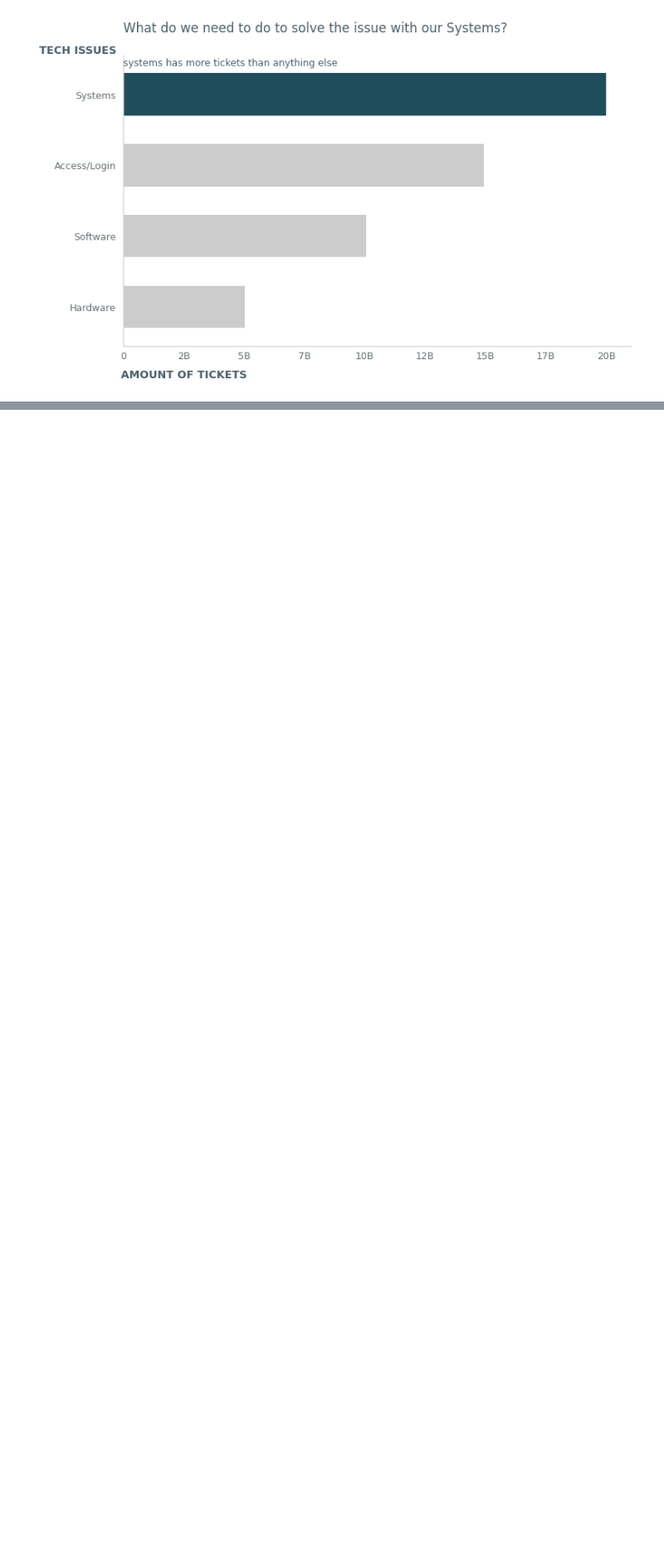
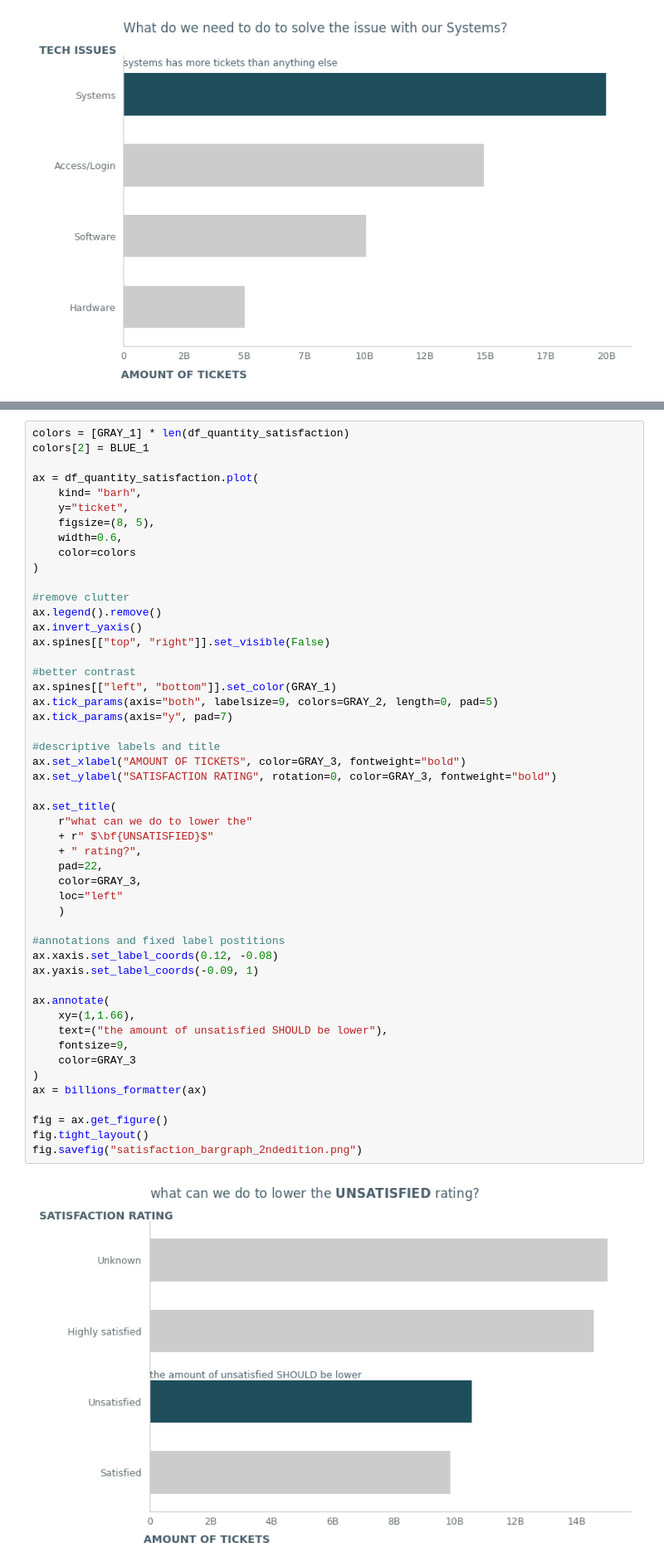
Before and after one commit to HelloThisDog/datavisualization_totally_a_group_project, a Jupyter notebook: storytelling.ipynb, the cells around one changed output, grey strips where cells are left out. Shown at 83% size. Drawn from its saved outputs; the diff is of its cells as text; blank space fills up the shorter version.

```diff
--- a/storytelling.ipynb
+++ b/storytelling.ipynb
@@ -100,0 +134,52 @@ fig.savefig("filedagainst_bargraph_3rdedition.png", dpi=250)
+# %%
+colors = [GRAY_1] * len(df_quantity_satisfaction)
+colors[2] = BLUE_1
+
+ax = df_quantity_satisfaction.plot(
+    kind= "barh",
+    y="ticket",
+    figsize=(8, 5),
+    width=0.6,
+    color=colors
+)
+
+#remove clutter
+ax.legend().remove()
+ax.invert_yaxis()
+ax.spines[["top", "right"]].set_visible(False)
+
+#better contrast
+ax.spines[["left", "bottom"]].set_color(GRAY_1)
+ax.tick_params(axis="both", labelsize=9, colors=GRAY_2, length=0, pad=5)
+ax.tick_params(axis="y", pad=7)
+
+#descriptive labels and title
+ax.set_xlabel("AMOUNT OF TICKETS", color=GRAY_3, fontweight="bold")
+ax.set_ylabel("SATISFACTION RATING", rotation=0, color=GRAY_3, fontweight="bold")
+
+ax.set_title(
+    r"what can we do to lower the"
+    + r" $\bf{UNSATISFIED}$"
+    + " rating?",
+    pad=22,
+    color=GRAY_3,
+    loc="left"
+    )
+
+#annotations and fixed label postitions
+ax.xaxis.set_label_coords(0.12, -0.08)
+ax.yaxis.set_label_coords(-0.09, 1)
+
+ax.annotate(
+    xy=(1,1.66),
+    text=("the amount of unsatisfied SHOULD be lower"),
+    fontsize=9,
+    color=GRAY_3
+)
+ax = billions_formatter(ax)
+
+fig = ax.get_figure()
+fig.tight_layout()
+fig.savefig("satisfaction_bargraph_2ndedition.png")
+# %% [output]
+[figure, added]
```
Also changed, not shown: parts of 3 cells of this notebook, 3 other files.
